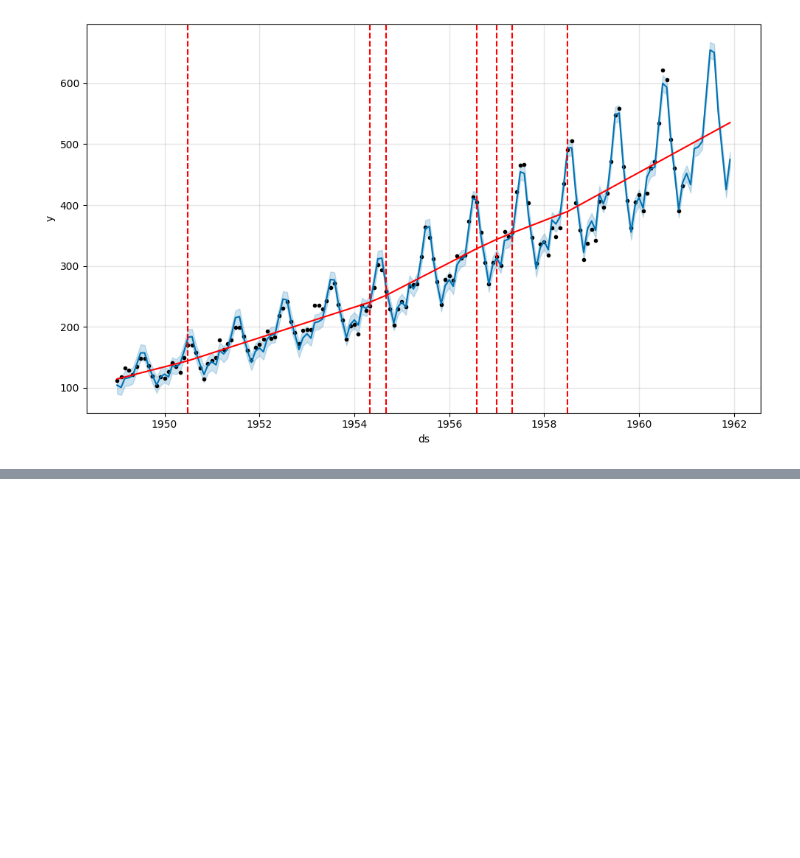
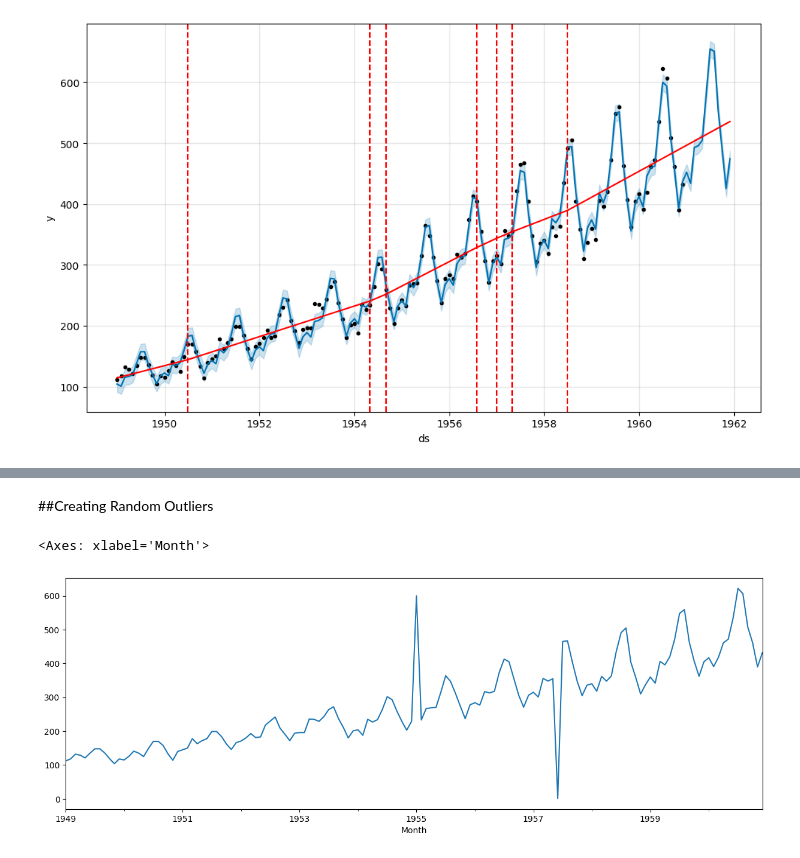
Before and after one commit to Pratik94229/Time-Series, a Jupyter notebook: Airline_Passenger_Prediction_using_FBProphet.ipynb, the cells around one changed output, grey strips where cells are left out. Saved outputs shown, nothing was run; the diff lists cells and outputs as text; code cells hidden in the pictures; blank space fills up the shorter version.

```diff
--- a/Airline_Passenger_Prediction_using_FBProphet.ipynb
+++ b/Airline_Passenger_Prediction_using_FBProphet.ipynb
@@ -175,0 +216,11 @@ future = m2.make_future_dataframe(periods=12,freq="MS")
+# %% [markdown]
+##Creating Random Outliers
+# %%
+df.loc['1955-01-01','y']=600
+df.loc['1957-06-01','y']=1
+# %%
+#plotting y
+df['y'].plot(figsize=(15,5))
+# %% [output]
+<Axes: xlabel='Month'>
+[figure, added]
```
Also changed, not shown: parts of 53 cells of this notebook.
